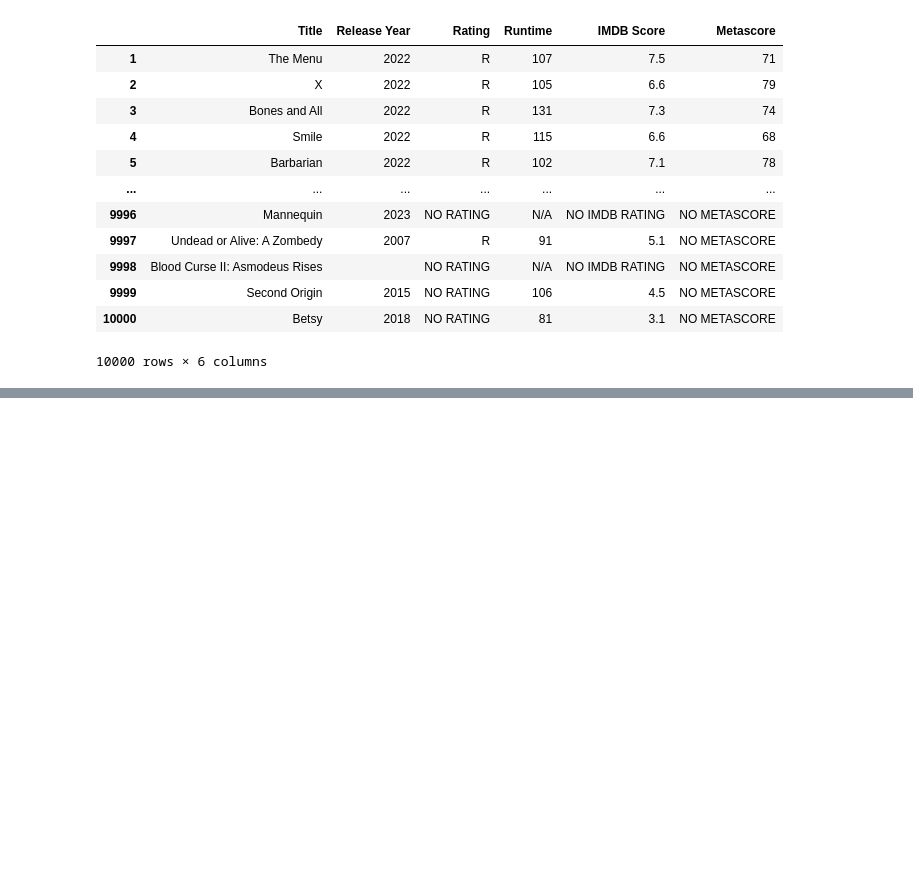
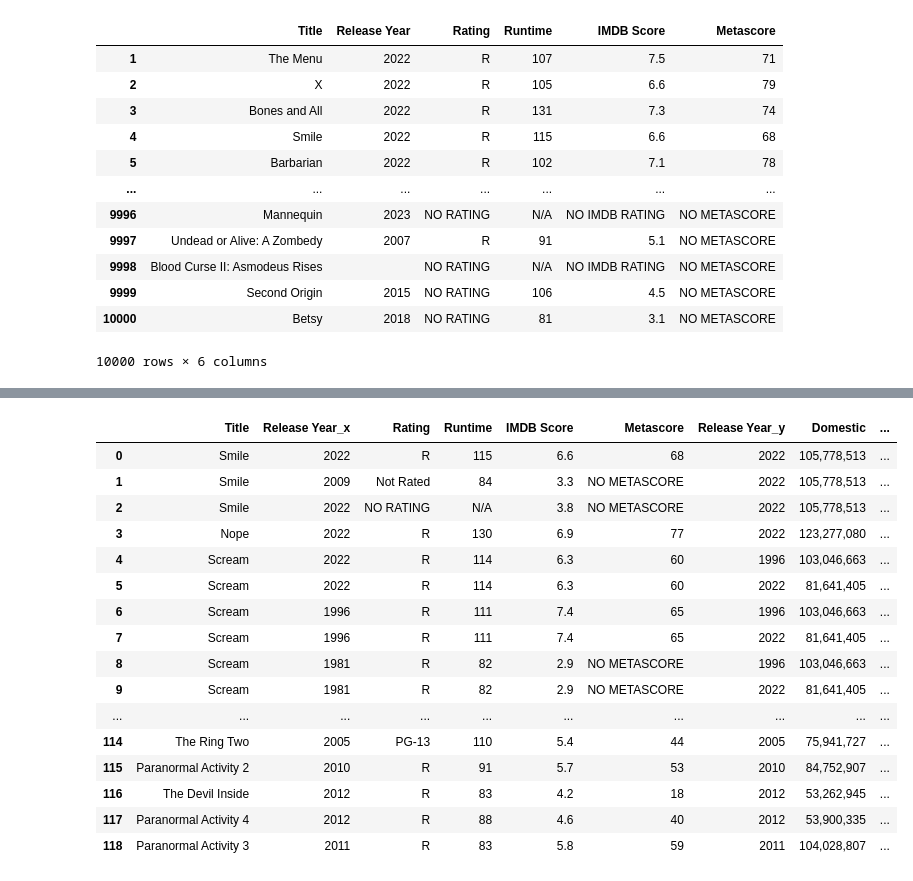
Before and after one commit to RobertRLunn/RLDA7capstone, a Jupyter notebook: notebook/RobertLunnCapstone.ipynb, the cells around one changed output, grey strips where cells are left out. Drawn from its saved outputs; the diff is of its cells as text; code cells hidden in the pictures; blank space fills up the shorter version.

```diff
--- a/notebook/RobertLunnCapstone.ipynb
+++ b/notebook/RobertLunnCapstone.ipynb
@@ -321,0 +322,22 @@ tdbo
+# %%
+top100comb = imdbdf.merge(tdbo, on='Title')
+# %%
+top100comb
+# %% [output]
+|  | Title | Release Year_x | Rating | Runtime | IMDB Score | Metascore | Release Year_y | Domestic | ... |
+| 0 | Smile | 2022 | R | 115 | 6.6 | 68 | 2022 | 105,778,513 | ... |
+| 1 | Smile | 2009 | Not Rated | 84 | 3.3 | NO METASCORE | 2022 | 105,778,513 | ... |
+| 2 | Smile | 2022 | NO RATING | N/A | 3.8 | NO METASCORE | 2022 | 105,778,513 | ... |
+| 3 | Nope | 2022 | R | 130 | 6.9 | 77 | 2022 | 123,277,080 | ... |
+| 4 | Scream | 2022 | R | 114 | 6.3 | 60 | 1996 | 103,046,663 | ... |
+| 5 | Scream | 2022 | R | 114 | 6.3 | 60 | 2022 | 81,641,405 | ... |
+| 6 | Scream | 1996 | R | 111 | 7.4 | 65 | 1996 | 103,046,663 | ... |
+| 7 | Scream | 1996 | R | 111 | 7.4 | 65 | 2022 | 81,641,405 | ... |
+| 8 | Scream | 1981 | R | 82 | 2.9 | NO METASCORE | 1996 | 103,046,663 | ... |
+| 9 | Scream | 1981 | R | 82 | 2.9 | NO METASCORE | 2022 | 81,641,405 | ... |
+| ... | ... | ... | ... | ... | ... | ... | ... | ... | ... |
+| 114 | The Ring Two | 2005 | PG-13 | 110 | 5.4 | 44 | 2005 | 75,941,727 | ... |
+| 115 | Paranormal Activity 2 | 2010 | R | 91 | 5.7 | 53 | 2010 | 84,752,907 | ... |
+| 116 | The Devil Inside | 2012 | R | 83 | 4.2 | 18 | 2012 | 53,262,945 | ... |
+| 117 | Paranormal Activity 4 | 2012 | R | 88 | 4.6 | 40 | 2012 | 53,900,335 | ... |
+| 118 | Paranormal Activity 3 | 2011 | R | 83 | 5.8 | 59 | 2011 | 104,028,807 | ... |
```
Also changed, not shown: parts of 6 cells of this notebook.
